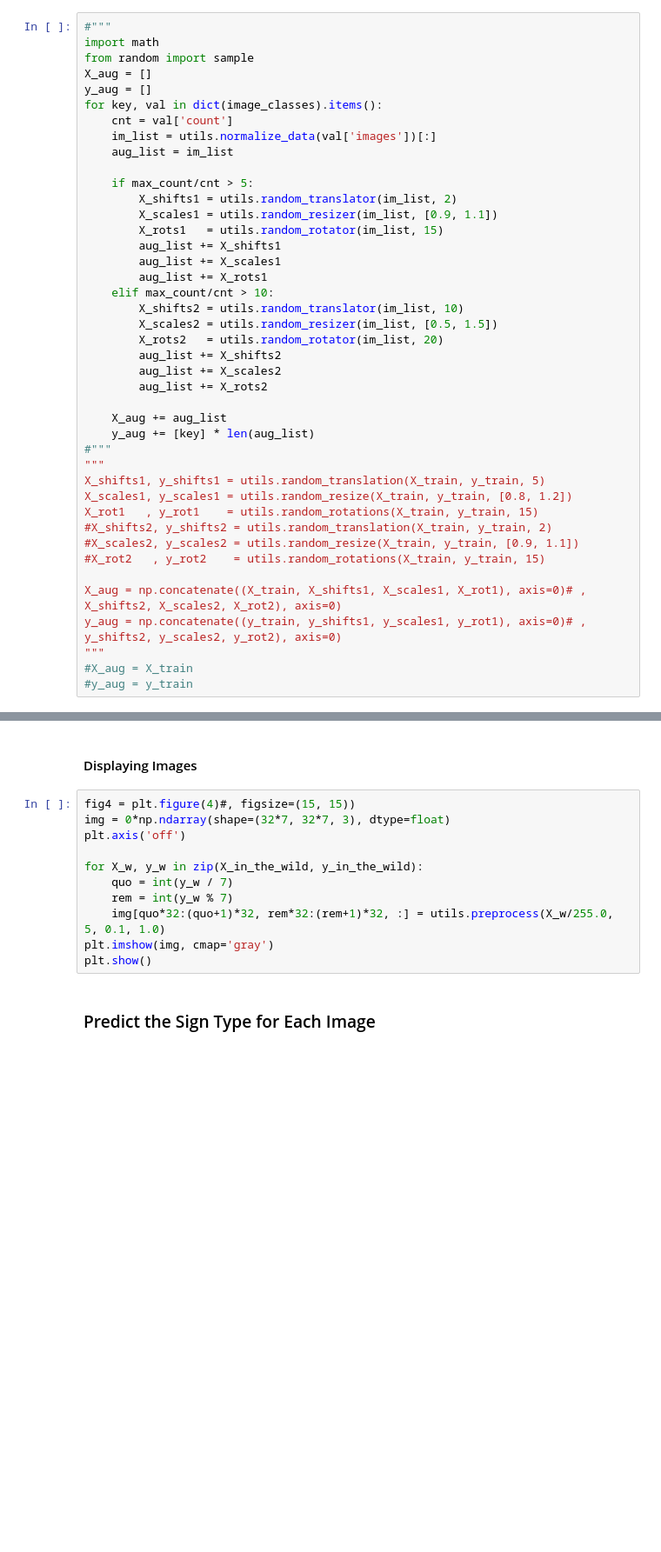
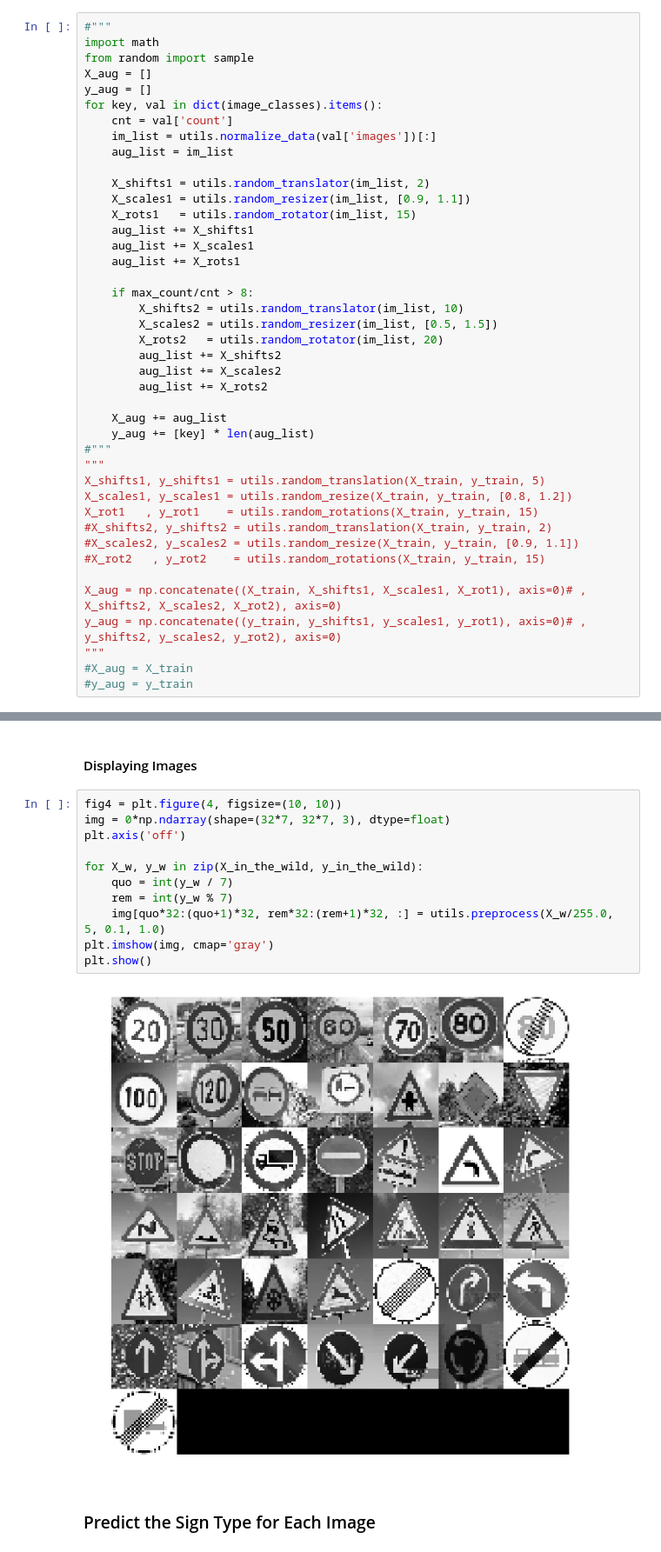
Before and after one commit to mythreyajl/SDCND-P2-TrafficSignClassification, a Jupyter notebook: Traffic_Sign_Classifier.ipynb, the cells around one changed output, grey strips where cells are left out. Shown: that part at 87% size. Drawn from its saved outputs; the diff is of its cells as text; blank space fills up the shorter version.

```diff
--- a/Traffic_Sign_Classifier.ipynb
+++ b/Traffic_Sign_Classifier.ipynb
@@ -233,14 +233,14 @@ for key, val in dict(image_classes).items():
     im_list = utils.normalize_data(val['images'])[:]
     aug_list = im_list
 
-    if max_count/cnt > 5:
-        X_shifts1 = utils.random_translator(im_list, 2)
-        X_scales1 = utils.random_resizer(im_list, [0.9, 1.1])
-        X_rots1   = utils.random_rotator(im_list, 15)
-        aug_list += X_shifts1
-        aug_list += X_scales1
-        aug_list += X_rots1
-    elif max_count/cnt > 10:
+    X_shifts1 = utils.random_translator(im_list, 2)
+    X_scales1 = utils.random_resizer(im_list, [0.9, 1.1])
+    X_rots1   = utils.random_rotator(im_list, 15)
+    aug_list += X_shifts1
+    aug_list += X_scales1
+    aug_list += X_rots1
+
+    if max_count/cnt > 8:
         X_shifts2 = utils.random_translator(im_list, 10)
         X_scales2 = utils.random_resizer(im_list, [0.5, 1.5])
         X_rots2   = utils.random_rotator(im_list, 20)
@@ -534,16 +539,18 @@ for key, val in in_the_wild.items():
 # %% [markdown]
 #### Displaying Images
 # %%
-fig4 = plt.figure(4)#, figsize=(15, 15))
+fig4 = plt.figure(4, figsize=(10, 10))
 img = 0*np.ndarray(shape=(32*7, 32*7, 3), dtype=float)
 plt.axis('off')
 
 for X_w, y_w in zip(X_in_the_wild, y_in_the_wild):
     quo = int(y_w / 7)
     rem = int(y_w % 7)
     img[quo*32:(quo+1)*32, rem*32:(rem+1)*32, :] = utils.preprocess(X_w/255.0, 5, 0.1, 1.0)
 plt.imshow(img, cmap='gray')
 plt.show()
+# %% [output]
+[figure, added]
 # %% [markdown]
 ### Predict the Sign Type for Each Image
 # %% [markdown]
```
Also changed, not shown: parts of 9 cells of this notebook, 3 other files.
